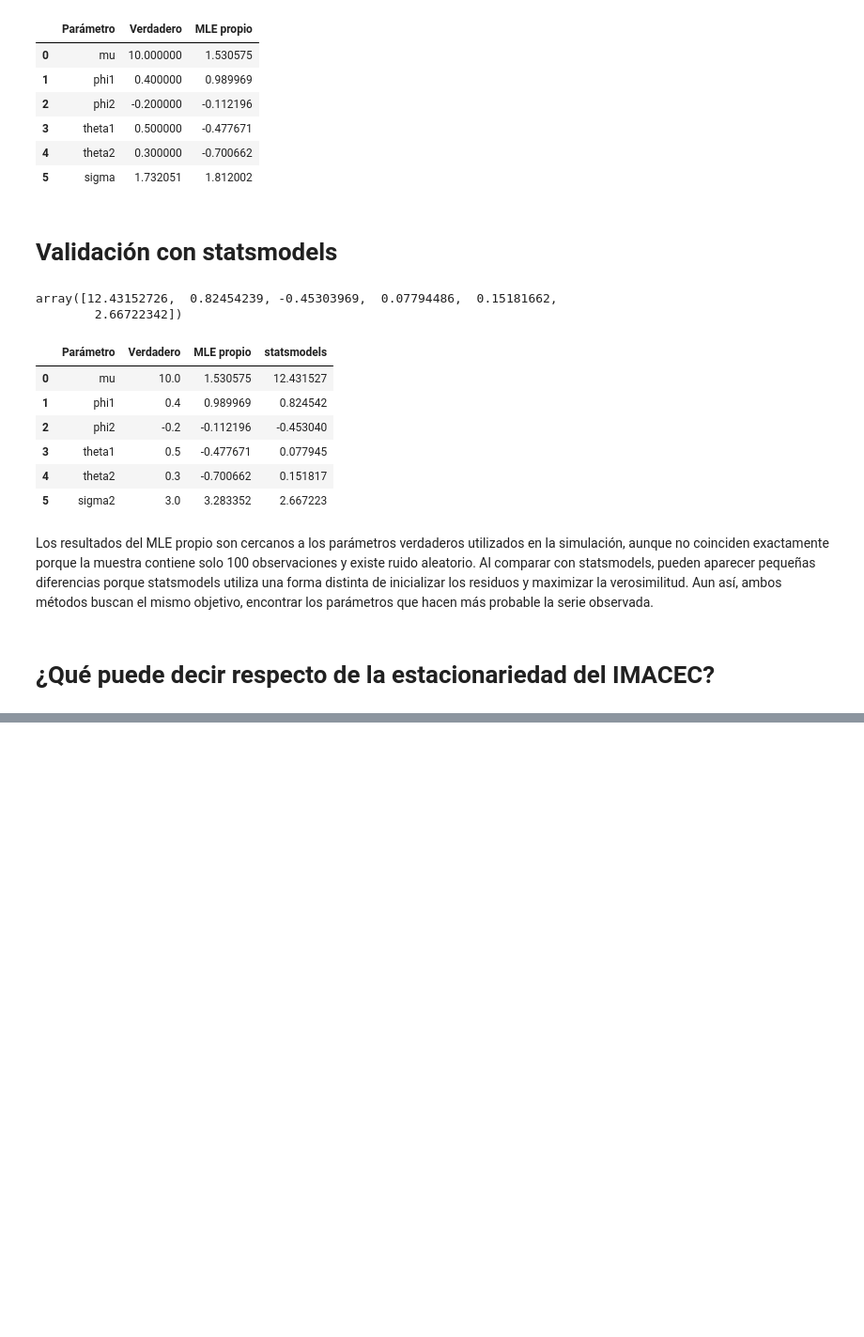
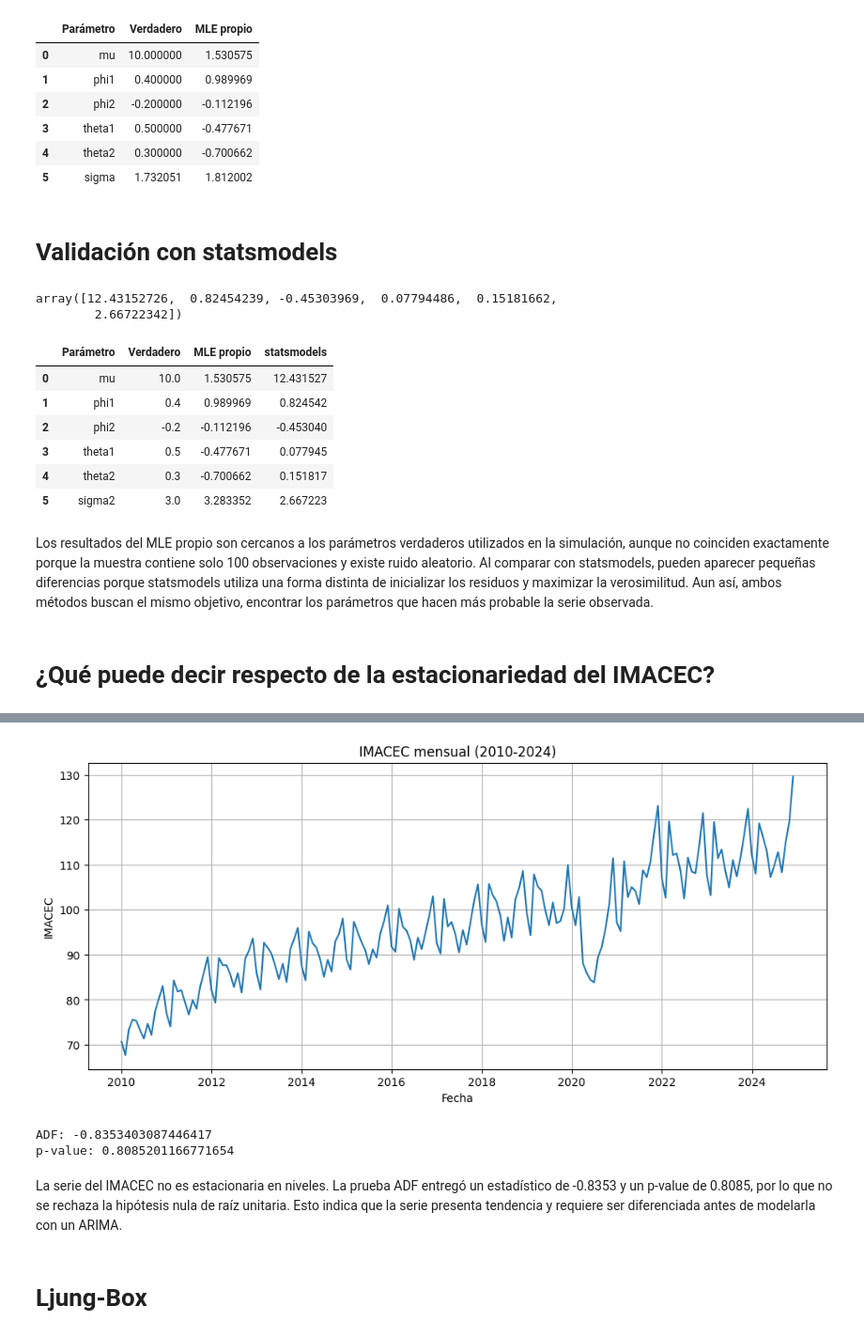
Before and after one commit to Antoniacifuentes/ds_finance_cifuentes, a Jupyter notebook: notebooks/hw4.ipynb, the cells around one changed output, grey strips where cells are left out. Shown at 94% size. Drawn from its saved outputs; the diff is of its cells as text; code cells hidden in the pictures; blank space fills up the shorter version.

```diff
--- a/notebooks/hw4.ipynb
+++ b/notebooks/hw4.ipynb
@@ -422,0 +268,18 @@ import bcchapi
+# %%
+import bcchapi
+
+usuario = "antonia.cifuentes@usach.cl".strip()
+clave = "Antonia01.".strip()
+
+siete = bcchapi.Siete(usr=usuario, pwd=clave)
+# %%
+codigo_imacec = "F032.IMC.IND.Z.Z.EP18.N03.Z.0.M"
+
+imacec = siete.cuadro(
+    series=[codigo_imacec],
+    nombres=["IMACEC"],
+    desde="2010-01-01",
+    hasta="2024-12-31"
+)
+
+imacec.head()
@@ -422,0 +293,11 @@ import bcchapi
+# %%
+import pandas as pd
+
+serie = imacec.copy()
+
+serie.index = pd.to_datetime(serie.index)
+serie["IMACEC"] = pd.to_numeric(serie["IMACEC"], errors="coerce")
+
+serie = serie.dropna()
+
+serie.head()
@@ -422,0 +311,24 @@ import bcchapi
+# %%
+import matplotlib.pyplot as plt
+
+plt.figure(figsize=(12,5))
+plt.plot(serie.index, serie["IMACEC"])
+plt.title("IMACEC mensual (2010-2024)")
+plt.xlabel("Fecha")
+plt.ylabel("IMACEC")
+plt.grid(True)
+plt.show()
+# %% [output]
+[figure, added]
+# %%
+from statsmodels.tsa.stattools import adfuller
+
+resultado = adfuller(serie["IMACEC"])
+
+print("ADF:", resultado[0])
+print("p-value:", resultado[1])
+# %% [output]
+ADF: -0.8353403087446417
+p-value: 0.8085201166771654
+# %% [markdown]
+La serie del IMACEC no es estacionaria en niveles. La prueba ADF entregó un estadístico de -0.8353 y un p-value de 0.8085, por lo que no se rechaza la hipótesis nula de raíz unitaria. Esto indica que la serie presenta tendencia y requiere ser diferenciada antes de modelarla con un ARIMA.
@@ -422,0 +337,2 @@ import bcchapi
+# %% [markdown]
+# Ljung-Box
```
Also changed, not shown: parts of 47 cells of this notebook.
